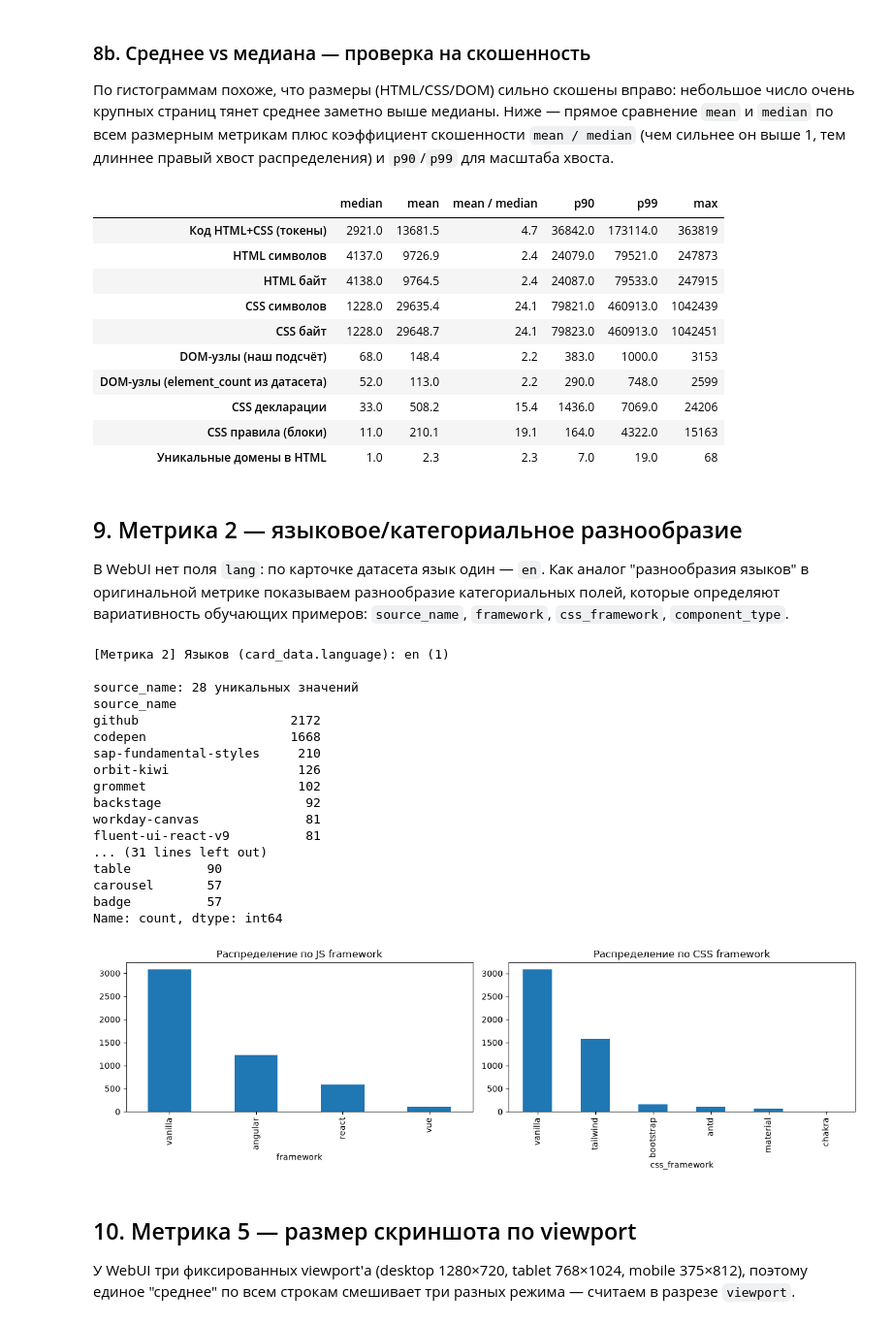
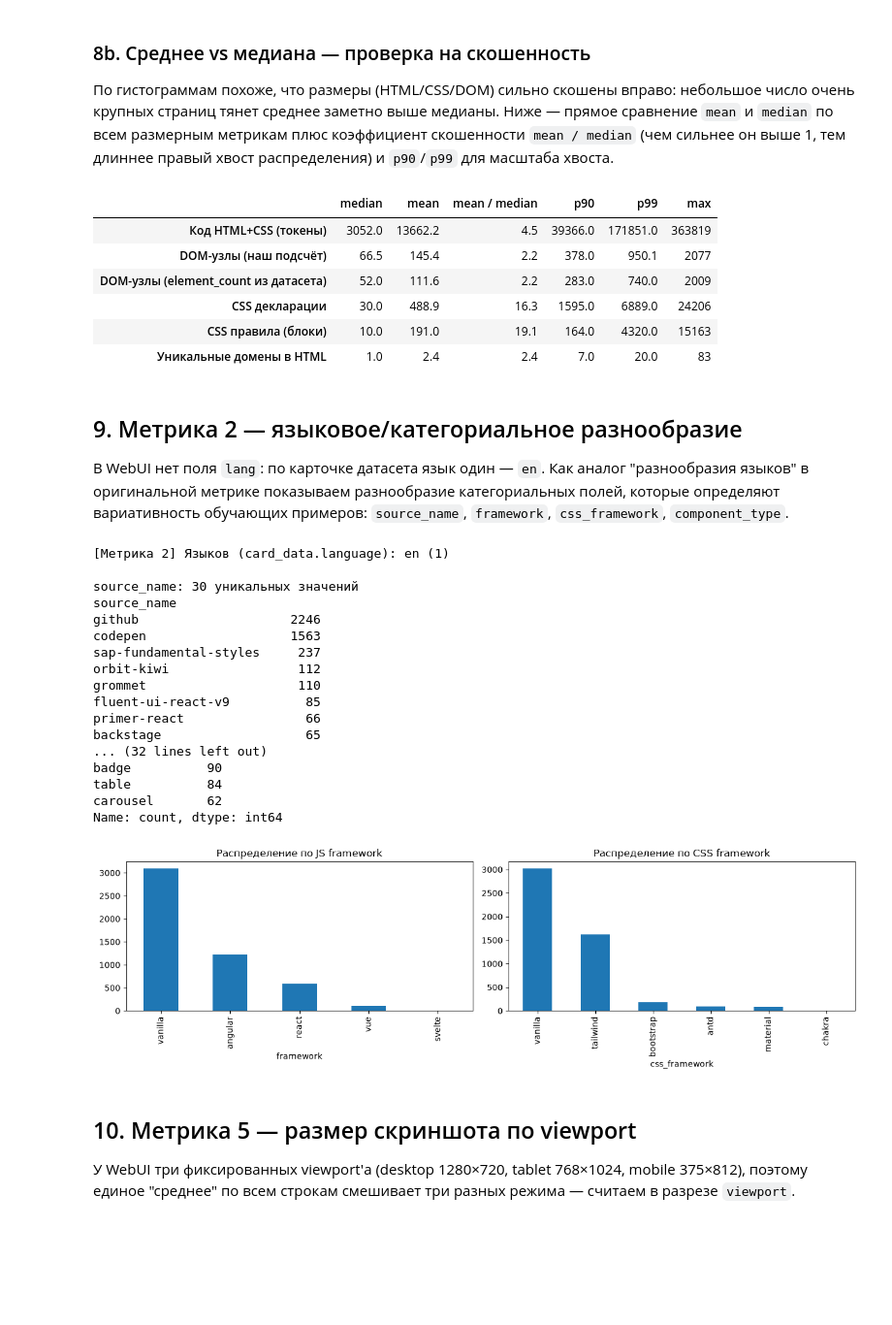
Before and after one commit to Podushe4ka/ScreenShot2Code, a Jupyter notebook: Data/analysis/webui.ipynb, the cells around one changed output. Shown at 97% size. Saved outputs shown, nothing was run; the diff lists cells and outputs as text; code cells hidden in the pictures; blank space fills up the shorter version.

```diff
--- a/Data/analysis/webui.ipynb
+++ b/Data/analysis/webui.ipynb
@@ -44,6 +45,12 @@ DATASET = "ronantakizawa/webui"
 SPLIT = "train"
 SAMPLE_SIZE = 5000  # None — пройти весь train (29 409 строк)
 _sample_desc = SAMPLE_SIZE if SAMPLE_SIZE else "весь сплит"
+# Случайная выборка из стрима вместо take() «с головы» (когда SAMPLE_SIZE задан):
+# shuffle() тасует порядок шардов + локальный буфер. Здесь дополнительно снимает
+# упорядоченность по sample_id (3 подряд идущие строки = один сэмпл × 3 вьюпорта).
+# SEED — воспроизводимость; BUFFER — строк в RAM (снизить при нехватке памяти).
+SHUFFLE_SEED = 0
+SHUFFLE_BUFFER = 10_000
 
 print(f"datasets: {datasets.__version__}")
 print(f"Датасет: {DATASET}, выборка: {_sample_desc}")
@@ -193,7 +200,9 @@ records = []
 # Пересоздаём стрим здесь: IterableDataset из ячейки выше может держать уже закрытый
 # HTTP-клиент (RuntimeError: client has been closed) при повторном/отложенном прогоне.
 _stream = load_dataset(DATASET, streaming=True)[SPLIT]
-_take = _stream if SAMPLE_SIZE is None else _stream.take(SAMPLE_SIZE)
+# Полный проход (SAMPLE_SIZE is None) идёт как есть; при семплировании — случайная
+# выборка через shuffle() (тасовка шардов + буфер) вместо take() «с головы».
+_take = _stream if SAMPLE_SIZE is None else _stream.shuffle(seed=SHUFFLE_SEED, buffer_size=SHUFFLE_BUFFER).take(SAMPLE_SIZE)
 _total = TOTAL_EXAMPLES if SAMPLE_SIZE is None else SAMPLE_SIZE
 
 for row in tqdm(_take, total=_total, desc="Обработка"):
@@ -309,40 +309,32 @@ agg.round(1)
 # %%
 _skew_cols = {
     "Код HTML+CSS (токены)": "code_tokens",
-    "HTML символов": "html_chars",
-    "HTML байт": "html_bytes",
-    "CSS символов": "css_chars",
-    "CSS байт": "css_bytes",
     "DOM-узлы (наш подсчёт)": "dom_nodes",
     "DOM-узлы (element_count из датасета)": "element_count_reported",
     "CSS декларации": "css_decls",
     "CSS правила (блоки)": "css_rules",
     "Уникальные домены в HTML": "n_domains",
 }
 
 skew = pd.DataFrame({
     "median": [ok[c].median() for c in _skew_cols.values()],
     "mean":   [ok[c].mean() for c in _skew_cols.values()],
     "p90":    [ok[c].quantile(0.90) for c in _skew_cols.values()],
     "p99":    [ok[c].quantile(0.99) for c in _skew_cols.values()],
     "max":    [ok[c].max() for c in _skew_cols.values()],
 }, index=list(_skew_cols.keys()))
 
 skew["mean / median"] = (skew["mean"] / skew["median"]).round(2)
 skew = skew[["median", "mean", "mean / median", "p90", "p99", "max"]]
 skew.round(1)
 # %% [output]
 |  | median | mean | mean / median | p90 | p99 | max |
-| Код HTML+CSS (токены) | 2921.0 | 13681.5 | 4.7 | 36842.0 | 173114.0 | 363819 |
-| HTML символов | 4137.0 | 9726.9 | 2.4 | 24079.0 | 79521.0 | 247873 |
-| HTML байт | 4138.0 | 9764.5 | 2.4 | 24087.0 | 79533.0 | 247915 |
-| CSS символов | 1228.0 | 29635.4 | 24.1 | 79821.0 | 460913.0 | 1042439 |
-| CSS байт | 1228.0 | 29648.7 | 24.1 | 79823.0 | 460913.0 | 1042451 |
-| DOM-узлы (наш подсчёт) | 68.0 | 148.4 | 2.2 | 383.0 | 1000.0 | 3153 |
-| DOM-узлы (element_count из датасета) | 52.0 | 113.0 | 2.2 | 290.0 | 748.0 | 2599 |
-| CSS декларации | 33.0 | 508.2 | 15.4 | 1436.0 | 7069.0 | 24206 |
-| CSS правила (блоки) | 11.0 | 210.1 | 19.1 | 164.0 | 4322.0 | 15163 |
-| Уникальные домены в HTML | 1.0 | 2.3 | 2.3 | 7.0 | 19.0 | 68 |
+| Код HTML+CSS (токены) | 3052.0 | 13662.2 | 4.5 | 39366.0 | 171851.0 | 363819 |
+| DOM-узлы (наш подсчёт) | 66.5 | 145.4 | 2.2 | 378.0 | 950.1 | 2077 |
+| DOM-узлы (element_count из датасета) | 52.0 | 111.6 | 2.2 | 283.0 | 740.0 | 2009 |
+| CSS декларации | 30.0 | 488.9 | 16.3 | 1595.0 | 6889.0 | 24206 |
+| CSS правила (блоки) | 10.0 | 191.0 | 19.1 | 164.0 | 4320.0 | 15163 |
+| Уникальные домены в HTML | 1.0 | 2.4 | 2.4 | 7.0 | 20.0 | 83 |
 # %% [markdown]
 ## 9. Метрика 2 — языковое/категориальное разнообразие
 
@@ -360,20 +352,20 @@ for col in ["source_name", "framework", "css_framework", "component_type"]:
 # %% [output]
 [Метрика 2] Языков (card_data.language): en (1)
 
-source_name: 28 уникальных значений
+source_name: 30 уникальных значений
 source_name
-github                    2172
-codepen                   1668
-sap-fundamental-styles     210
-orbit-kiwi                 126
-grommet                    102
-backstage                   92
-workday-canvas              81
-fluent-ui-react-v9          81
-... (31 lines left out)
-table          90
-carousel       57
-badge          57
+github                    2246
+codepen                   1563
+sap-fundamental-styles     237
+orbit-kiwi                 112
+grommet                    110
+fluent-ui-react-v9          85
+primer-react                66
+backstage                   65
+... (32 lines left out)
+badge          90
+table          84
+carousel       62
 Name: count, dtype: int64
 # %%
 fig, axes = plt.subplots(1, 2, figsize=(13, 4))
@@ -384,7 +376,7 @@ axes[1].set_title("Распределение по CSS framework")
 plt.tight_layout()
 plt.show()
 # %% [output]
-[figure, old version]
+[figure, new version]
 # %% [markdown]
 ## 10. Метрика 5 — размер скриншота по viewport
 
```
Also changed, not shown: parts of 11 cells of this notebook, 21 other files.
